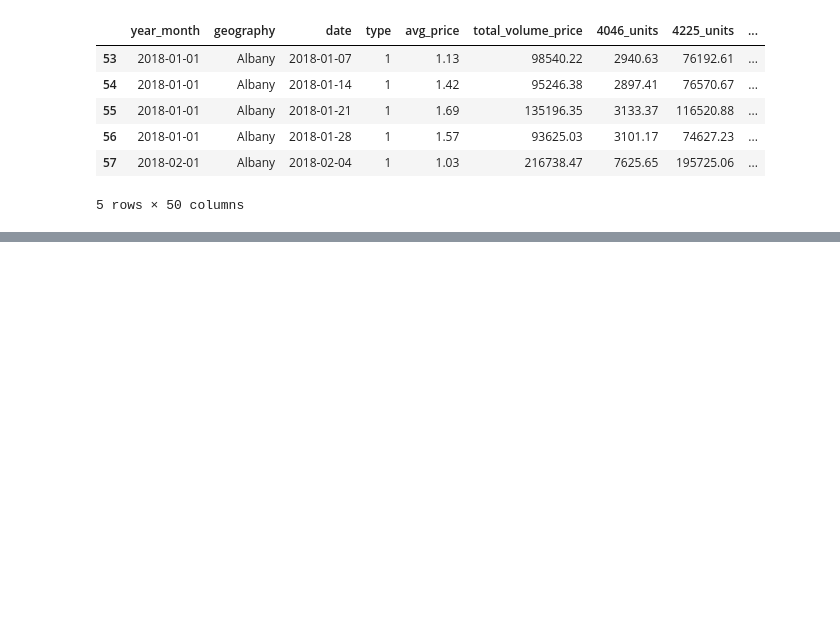
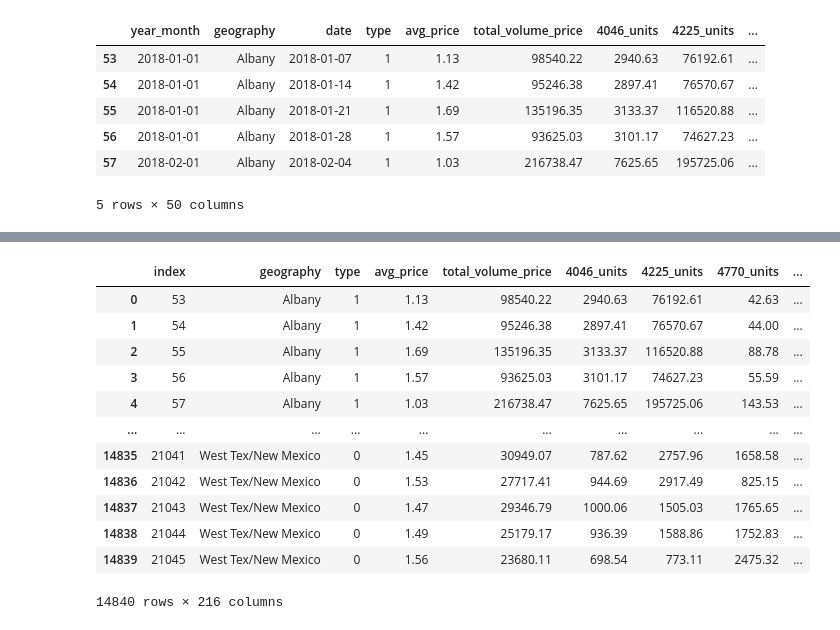
Before and after one commit to davidmcbee/Health_and_Avocados, a Jupyter notebook: ML_Data_Preparation.ipynb, the cells around one changed output, grey strips where cells are left out. Drawn from its saved outputs; the diff is of its cells as text; code cells hidden in the pictures; blank space fills up the shorter version.

```diff
--- a/ML_Data_Preparation.ipynb
+++ b/ML_Data_Preparation.ipynb
@@ -656,3 +682,19 @@ combined_cleaned_df = pd.get_dummies(data=combined_cleaned_df, columns=['year_mo
+# %%
+combined_cleaned_df
+# %% [output]
+|  | index | geography | type | avg_price | total_volume_price | 4046_units | 4225_units | 4770_units | ... |
+| 0 | 53 | Albany | 1 | 1.13 | 98540.22 | 2940.63 | 76192.61 | 42.63 | ... |
+| 1 | 54 | Albany | 1 | 1.42 | 95246.38 | 2897.41 | 76570.67 | 44.00 | ... |
+| 2 | 55 | Albany | 1 | 1.69 | 135196.35 | 3133.37 | 116520.88 | 88.78 | ... |
+| 3 | 56 | Albany | 1 | 1.57 | 93625.03 | 3101.17 | 74627.23 | 55.59 | ... |
+| 4 | 57 | Albany | 1 | 1.03 | 216738.47 | 7625.65 | 195725.06 | 143.53 | ... |
+| ... | ... | ... | ... | ... | ... | ... | ... | ... | ... |
+| 14835 | 21041 | West Tex/New Mexico | 0 | 1.45 | 30949.07 | 787.62 | 2757.96 | 1658.58 | ... |
+| 14836 | 21042 | West Tex/New Mexico | 0 | 1.53 | 27717.41 | 944.69 | 2917.49 | 825.15 | ... |
+| 14837 | 21043 | West Tex/New Mexico | 0 | 1.47 | 29346.79 | 1000.06 | 1505.03 | 1765.65 | ... |
+| 14838 | 21044 | West Tex/New Mexico | 0 | 1.49 | 25179.17 | 936.39 | 1588.86 | 1752.83 | ... |
+| 14839 | 21045 | West Tex/New Mexico | 0 | 1.56 | 23680.11 | 698.54 | 773.11 | 2475.32 | ... |
+14840 rows × 216 columns
 # %%
 # Create the OneHotEncoder instance
 from sklearn.preprocessing import OneHotEncoder
```
Also changed, not shown: parts of 8 cells of this notebook, 2 other files.
